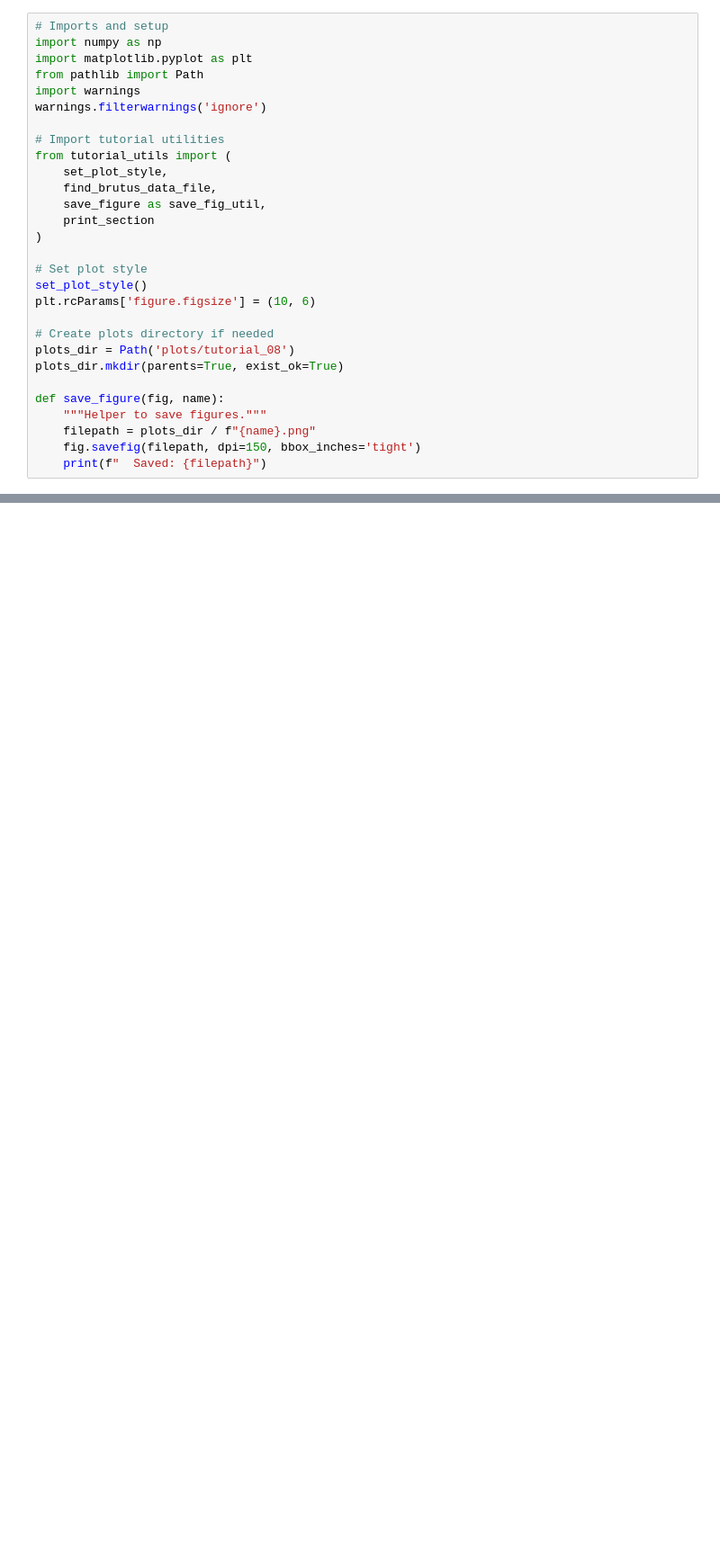
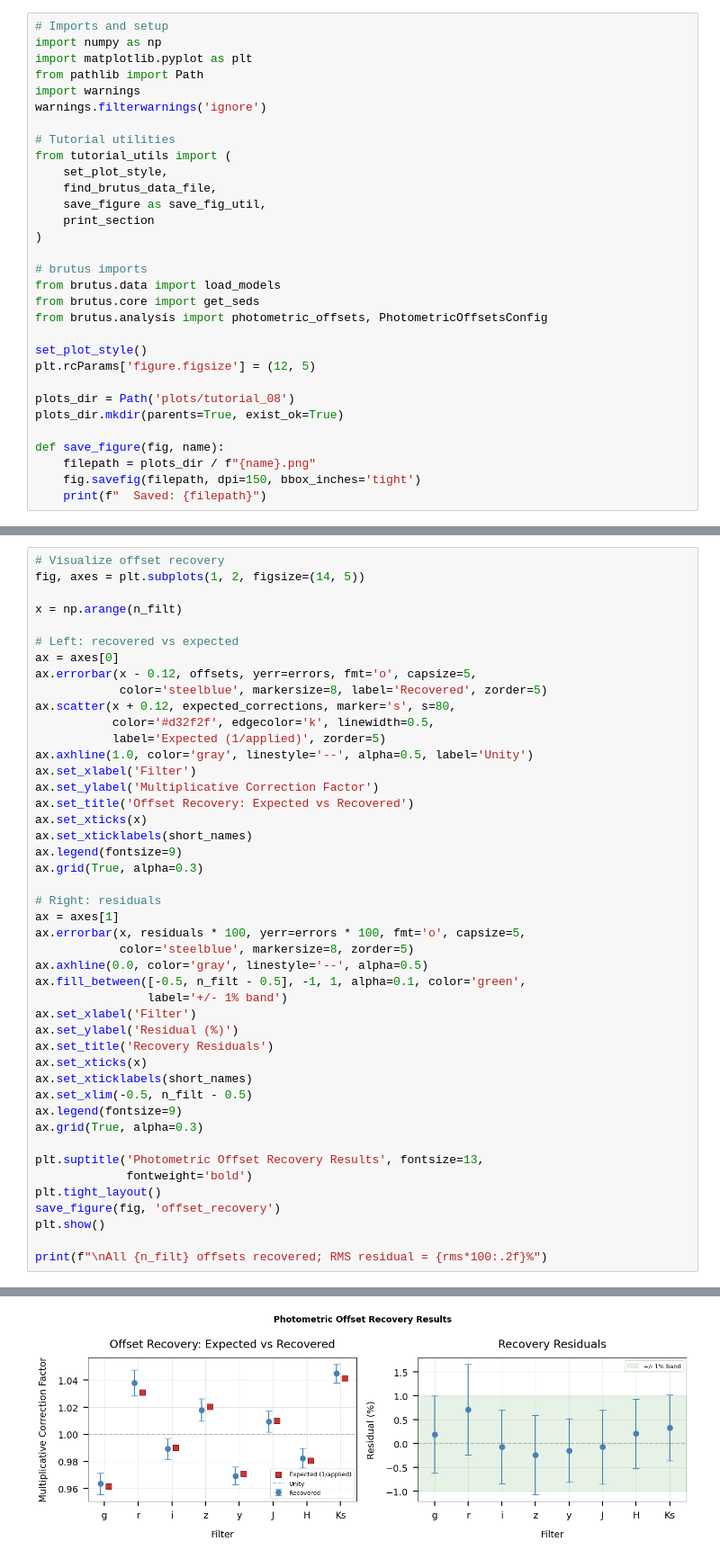
Before and after one commit to joshspeagle/brutus, a Jupyter notebook: tutorials/tutorial_08_photometric_calibration.ipynb, the cells around one changed output, grey strips where cells are left out. Shown at 90% size. Drawn from its saved outputs; the diff is of its cells as text; blank space fills up the shorter version.

```diff
--- a/tutorials/tutorial_08_photometric_calibration.ipynb
+++ b/tutorials/tutorial_08_photometric_calibration.ipynb
@@ -27,7 +26,7 @@ from pathlib import Path
 import warnings
 warnings.filterwarnings('ignore')
 
-# Import tutorial utilities
+# Tutorial utilities
 from tutorial_utils import (
     set_plot_style,
     find_brutus_data_file,
@@ -35,16 +34,18 @@ from tutorial_utils import (
     print_section
 )
 
-# Set plot style
+# brutus imports
+from brutus.data import load_models
+from brutus.core import get_seds
+from brutus.analysis import photometric_offsets, PhotometricOffsetsConfig
+
 set_plot_style()
-plt.rcParams['figure.figsize'] = (10, 6)
+plt.rcParams['figure.figsize'] = (12, 5)
 
-# Create plots directory if needed
 plots_dir = Path('plots/tutorial_08')
 plots_dir.mkdir(parents=True, exist_ok=True)
 
 def save_figure(fig, name):
-    """Helper to save figures."""
     filepath = plots_dir / f"{name}.png"
     fig.savefig(filepath, dpi=150, bbox_inches='tight')
     print(f"  Saved: {filepath}")
@@ -762,0 +309,46 @@ This tutorial has demonstrated comprehensive photometric calibration techniques:
+# %%
+# Visualize offset recovery
+fig, axes = plt.subplots(1, 2, figsize=(14, 5))
+
+x = np.arange(n_filt)
+
+# Left: recovered vs expected
+ax = axes[0]
+ax.errorbar(x - 0.12, offsets, yerr=errors, fmt='o', capsize=5,
+            color='steelblue', markersize=8, label='Recovered', zorder=5)
+ax.scatter(x + 0.12, expected_corrections, marker='s', s=80,
+           color='#d32f2f', edgecolor='k', linewidth=0.5,
+           label='Expected (1/applied)', zorder=5)
+ax.axhline(1.0, color='gray', linestyle='--', alpha=0.5, label='Unity')
+ax.set_xlabel('Filter')
+ax.set_ylabel('Multiplicative Correction Factor')
+ax.set_title('Offset Recovery: Expected vs Recovered')
+ax.set_xticks(x)
+ax.set_xticklabels(short_names)
+ax.legend(fontsize=9)
+ax.grid(True, alpha=0.3)
+
+# Right: residuals
+ax = axes[1]
+ax.errorbar(x, residuals * 100, yerr=errors * 100, fmt='o', capsize=5,
+            color='steelblue', markersize=8, zorder=5)
+ax.axhline(0.0, color='gray', linestyle='--', alpha=0.5)
+ax.fill_between([-0.5, n_filt - 0.5], -1, 1, alpha=0.1, color='green',
+                label='+/- 1% band')
+ax.set_xlabel('Filter')
+ax.set_ylabel('Residual (%)')
+ax.set_title('Recovery Residuals')
+ax.set_xticks(x)
+ax.set_xticklabels(short_names)
+ax.set_xlim(-0.5, n_filt - 0.5)
+ax.legend(fontsize=9)
+ax.grid(True, alpha=0.3)
+
+plt.suptitle('Photometric Offset Recovery Results', fontsize=13,
+             fontweight='bold')
+plt.tight_layout()
+save_figure(fig, 'offset_recovery')
+plt.show()
+
+print(f"\nAll {n_filt} offsets recovered; RMS residual = {rms*100:.2f}%")
+# %% [output]
@@ -762,0 +356 @@ This tutorial has demonstrated comprehensive photometric calibration techniques:
+[figure, added]
```
Also changed, not shown: parts of 27 cells of this notebook, 5 other files.
